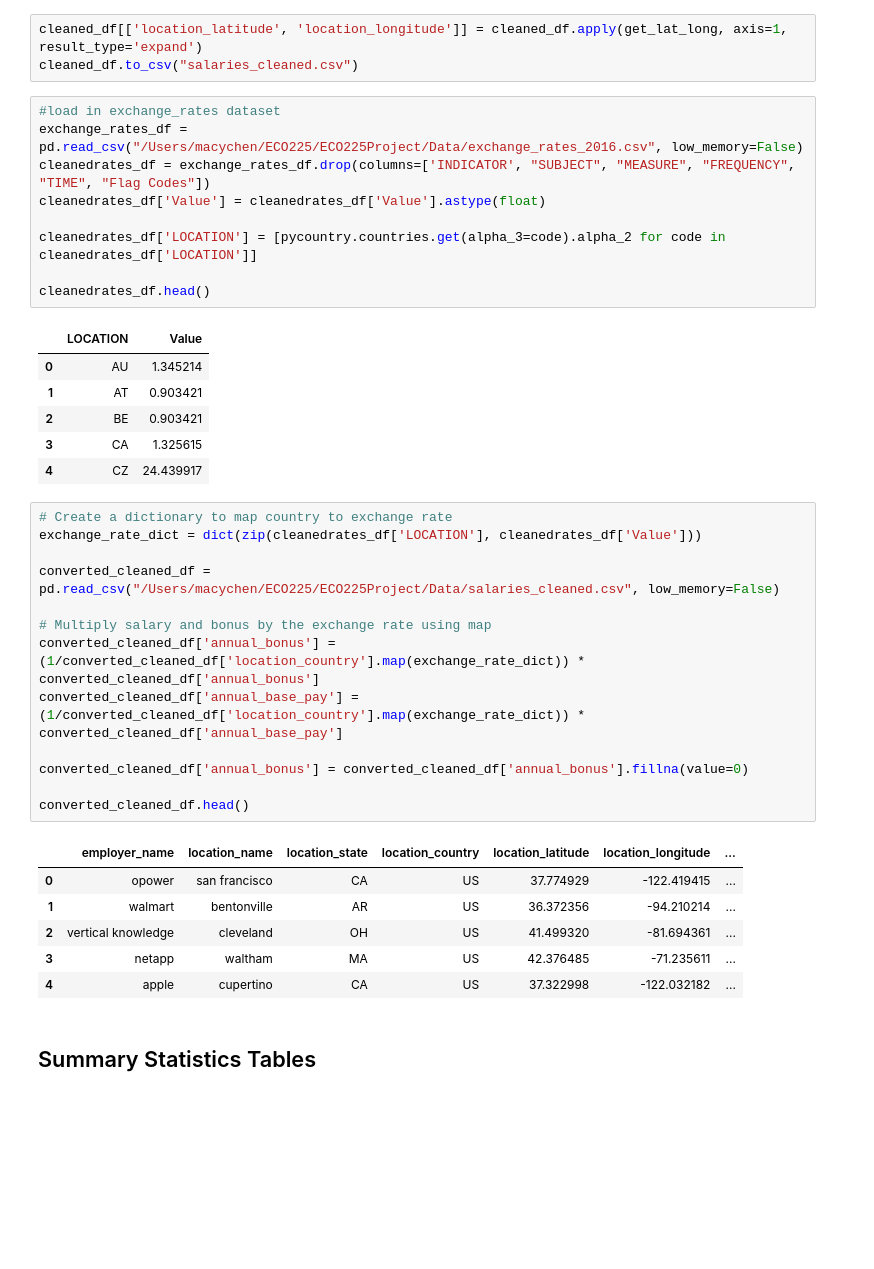
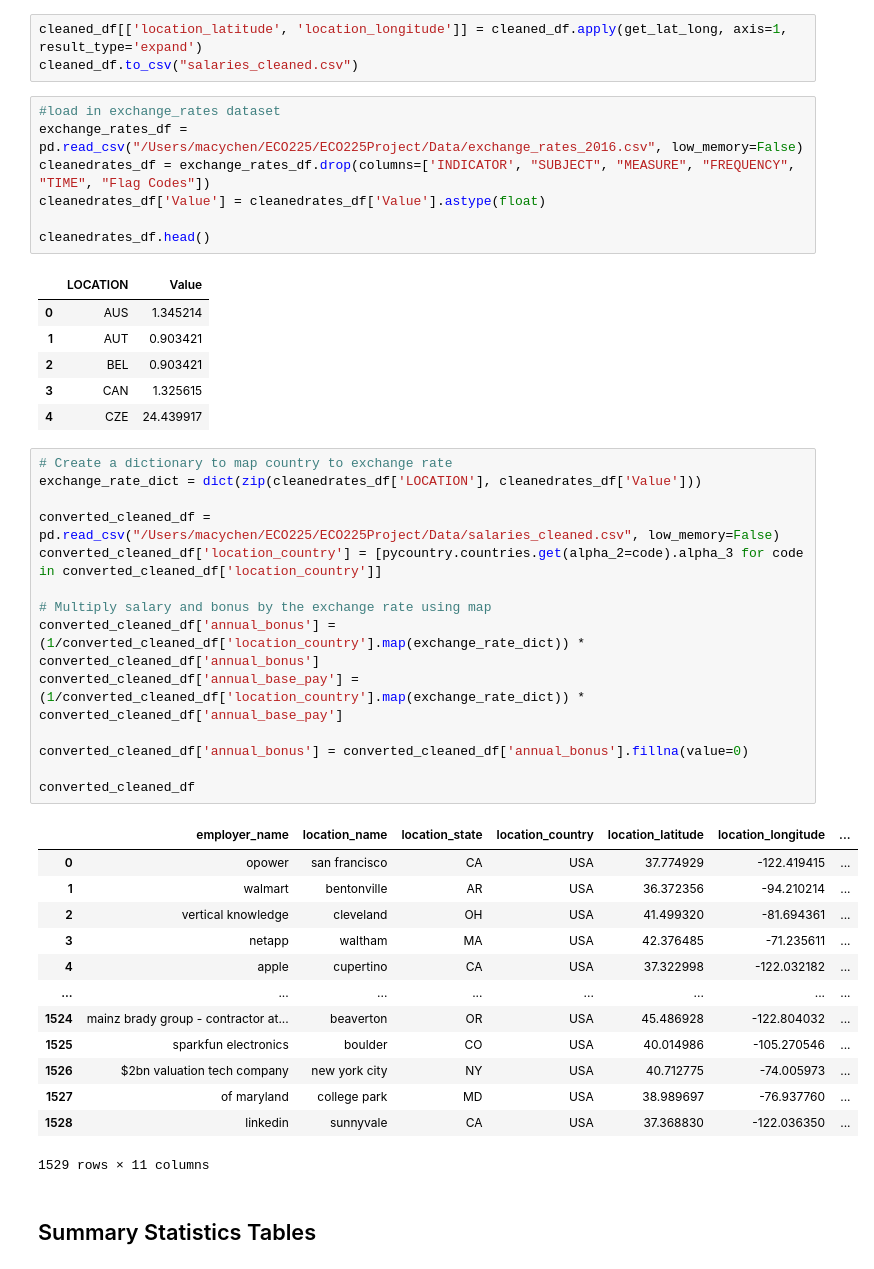
Before and after one commit to ECO225-W2024/project-one-code-macy-chen, a Jupyter notebook: Project Two.ipynb, the cells around one changed output. Saved outputs shown, nothing was run; the diff lists cells and outputs as text; blank space fills up the shorter version.

```diff
--- a/Project Two.ipynb
+++ b/Project Two.ipynb
@@ -99,36 +111,42 @@ exchange_rates_df = pd.read_csv("/Users/macychen/ECO225/ECO225Project/Data/excha
 cleanedrates_df = exchange_rates_df.drop(columns=['INDICATOR', "SUBJECT", "MEASURE", "FREQUENCY", "TIME", "Flag Codes"])
 cleanedrates_df['Value'] = cleanedrates_df['Value'].astype(float)
 
-cleanedrates_df['LOCATION'] = [pycountry.countries.get(alpha_3=code).alpha_2 for code in cleanedrates_df['LOCATION']]
-
 cleanedrates_df.head()
 # %% [output]
 |  | LOCATION | Value |
-| 0 | AU | 1.345214 |
-| 1 | AT | 0.903421 |
-| 2 | BE | 0.903421 |
-| 3 | CA | 1.325615 |
-| 4 | CZ | 24.439917 |
+| 0 | AUS | 1.345214 |
+| 1 | AUT | 0.903421 |
+| 2 | BEL | 0.903421 |
+| 3 | CAN | 1.325615 |
+| 4 | CZE | 24.439917 |
 # %%
 # Create a dictionary to map country to exchange rate
 exchange_rate_dict = dict(zip(cleanedrates_df['LOCATION'], cleanedrates_df['Value']))
 
 converted_cleaned_df = pd.read_csv("/Users/macychen/ECO225/ECO225Project/Data/salaries_cleaned.csv", low_memory=False)
+converted_cleaned_df['location_country'] = [pycountry.countries.get(alpha_2=code).alpha_3 for code in converted_cleaned_df['location_country']]
 
 # Multiply salary and bonus by the exchange rate using map
 converted_cleaned_df['annual_bonus'] = (1/converted_cleaned_df['location_country'].map(exchange_rate_dict)) * converted_cleaned_df['annual_bonus']
 converted_cleaned_df['annual_base_pay'] = (1/converted_cleaned_df['location_country'].map(exchange_rate_dict)) * converted_cleaned_df['annual_base_pay']
 
 converted_cleaned_df['annual_bonus'] = converted_cleaned_df['annual_bonus'].fillna(value=0)
 
-converted_cleaned_df.head()
+converted_cleaned_df
 # %% [output]
 |  | employer_name | location_name | location_state | location_country | location_latitude | location_longitude | ... |
-| 0 | opower | san francisco | CA | US | 37.774929 | -122.419415 | ... |
-| 1 | walmart | bentonville | AR | US | 36.372356 | -94.210214 | ... |
-| 2 | vertical knowledge | cleveland | OH | US | 41.499320 | -81.694361 | ... |
-| 3 | netapp | waltham | MA | US | 42.376485 | -71.235611 | ... |
-| 4 | apple | cupertino | CA | US | 37.322998 | -122.032182 | ... |
+| 0 | opower | san francisco | CA | USA | 37.774929 | -122.419415 | ... |
+| 1 | walmart | bentonville | AR | USA | 36.372356 | -94.210214 | ... |
+| 2 | vertical knowledge | cleveland | OH | USA | 41.499320 | -81.694361 | ... |
+| 3 | netapp | waltham | MA | USA | 42.376485 | -71.235611 | ... |
+| 4 | apple | cupertino | CA | USA | 37.322998 | -122.032182 | ... |
+| ... | ... | ... | ... | ... | ... | ... | ... |
+| 1524 | mainz brady group - contractor at... | beaverton | OR | USA | 45.486928 | -122.804032 | ... |
+| 1525 | sparkfun electronics | boulder | CO | USA | 40.014986 | -105.270546 | ... |
+| 1526 | $2bn valuation tech company | new york city | NY | USA | 40.712775 | -74.005973 | ... |
+| 1527 | of maryland | college park | MD | USA | 38.989697 | -76.937760 | ... |
+| 1528 | linkedin | sunnyvale | CA | USA | 37.368830 | -122.036350 | ... |
+1529 rows × 11 columns
 # %% [markdown]
 ## Summary Statistics Tables
 # %%
```
Also changed, not shown: parts of 20 cells of this notebook.
